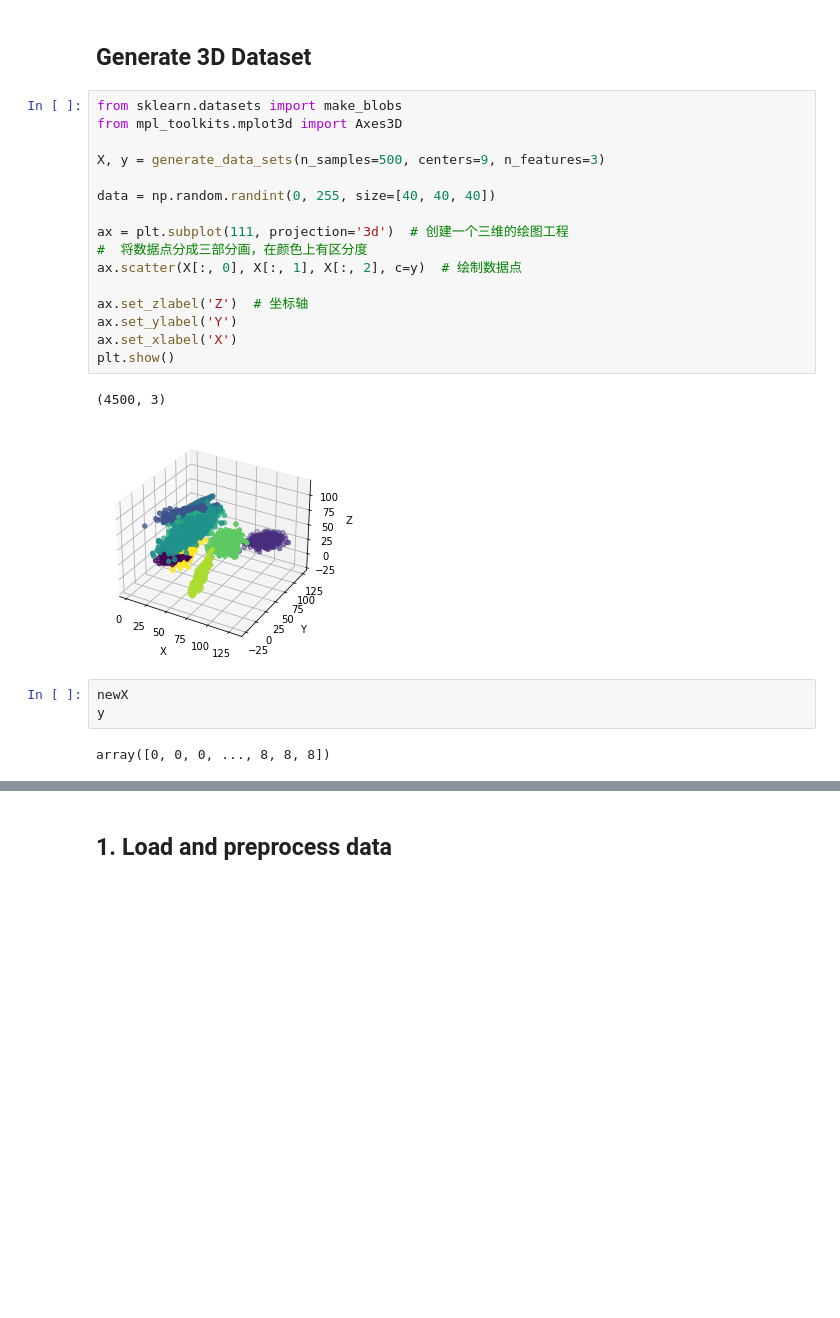
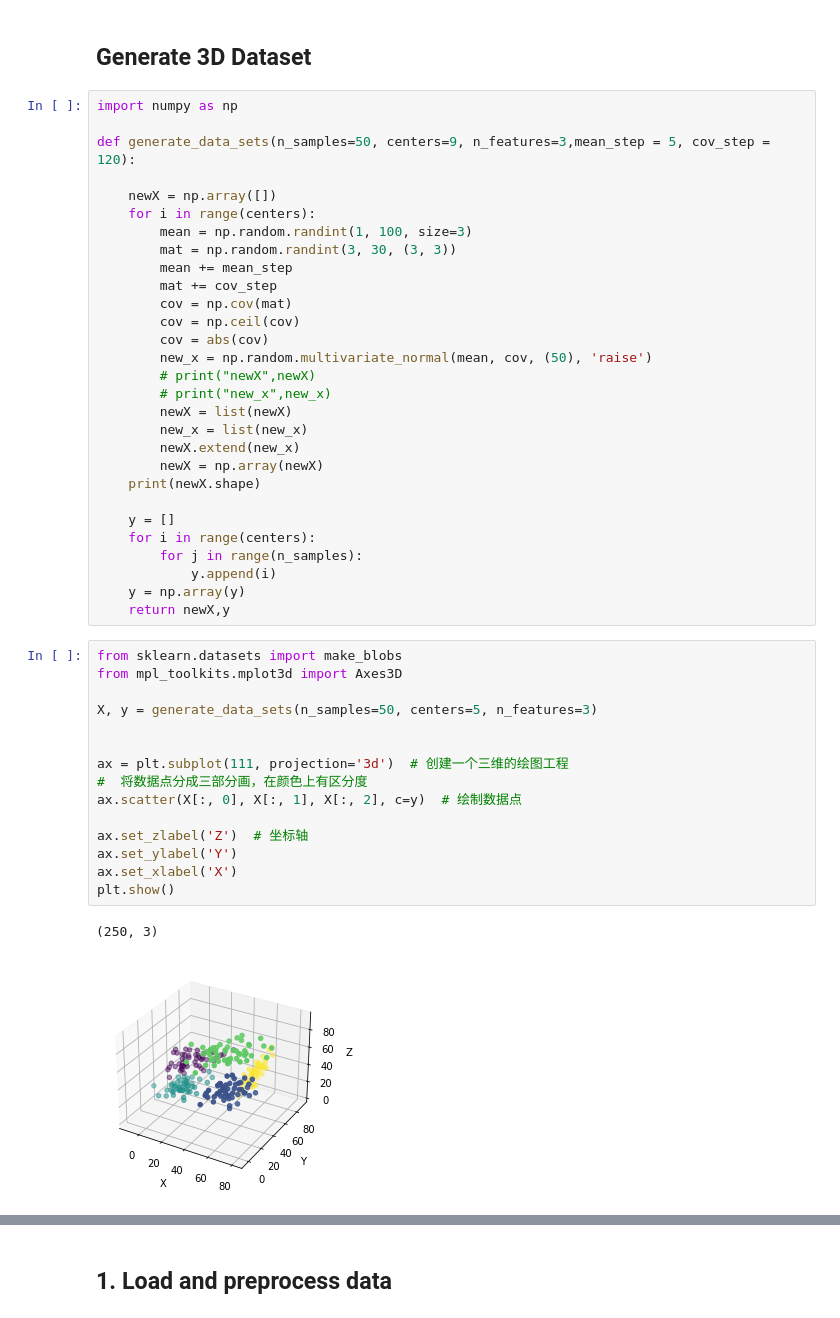
Before and after one commit to ThreeGreatMen/2021_11_4, a Jupyter notebook: hcluster.ipynb, the cells around one changed output, grey strips where cells are left out. Drawn from its saved outputs; the diff is of its cells as text; blank space fills up the shorter version.

```diff
--- a/hcluster.ipynb
+++ b/hcluster.ipynb
@@ -252,27 +252,50 @@ def get_weighted_GONG(data, label, proj_set, proj_set_labels):
     return weighted_GONG
 # %% [markdown]
 ## Generate 3D Dataset
+# %%
+import numpy as np
+
+def generate_data_sets(n_samples=50, centers=9, n_features=3,mean_step = 5, cov_step = 120):
+
+    newX = np.array([])
+    for i in range(centers):
+        mean = np.random.randint(1, 100, size=3)
+        mat = np.random.randint(3, 30, (3, 3))
+        mean += mean_step
+        mat += cov_step
+        cov = np.cov(mat)
+        cov = np.ceil(cov)
+        cov = abs(cov)
+        new_x = np.random.multivariate_normal(mean, cov, (50), 'raise')
+        # print("newX",newX)
+        # print("new_x",new_x)
+        newX = list(newX)
+        new_x = list(new_x)
+        newX.extend(new_x)
+        newX = np.array(newX)
+    print(newX.shape)
+
+    y = []
+    for i in range(centers):
+        for j in range(n_samples):
+            y.append(i)
+    y = np.array(y)
+    return newX,y
 # %%
 from sklearn.datasets import make_blobs
 from mpl_toolkits.mplot3d import Axes3D
 
-X, y = generate_data_sets(n_samples=500, centers=9, n_features=3)
+X, y = generate_data_sets(n_samples=50, centers=5, n_features=3)
 
-data = np.random.randint(0, 255, size=[40, 40, 40])
 
 ax = plt.subplot(111, projection='3d')  # 创建一个三维的绘图工程
 #  将数据点分成三部分画，在颜色上有区分度
 ax.scatter(X[:, 0], X[:, 1], X[:, 2], c=y)  # 绘制数据点
 
 ax.set_zlabel('Z')  # 坐标轴
 ax.set_ylabel('Y')
 ax.set_xlabel('X')
 plt.show()
 # %% [output]
-(4500, 3)
+(250, 3)
-[figure, old version]
+[figure, new version]
-# %%
-newX
-y
-# %% [output]
-array([0, 0, 0, ..., 8, 8, 8])
```
Also changed, not shown: parts of 18 cells of this notebook.
